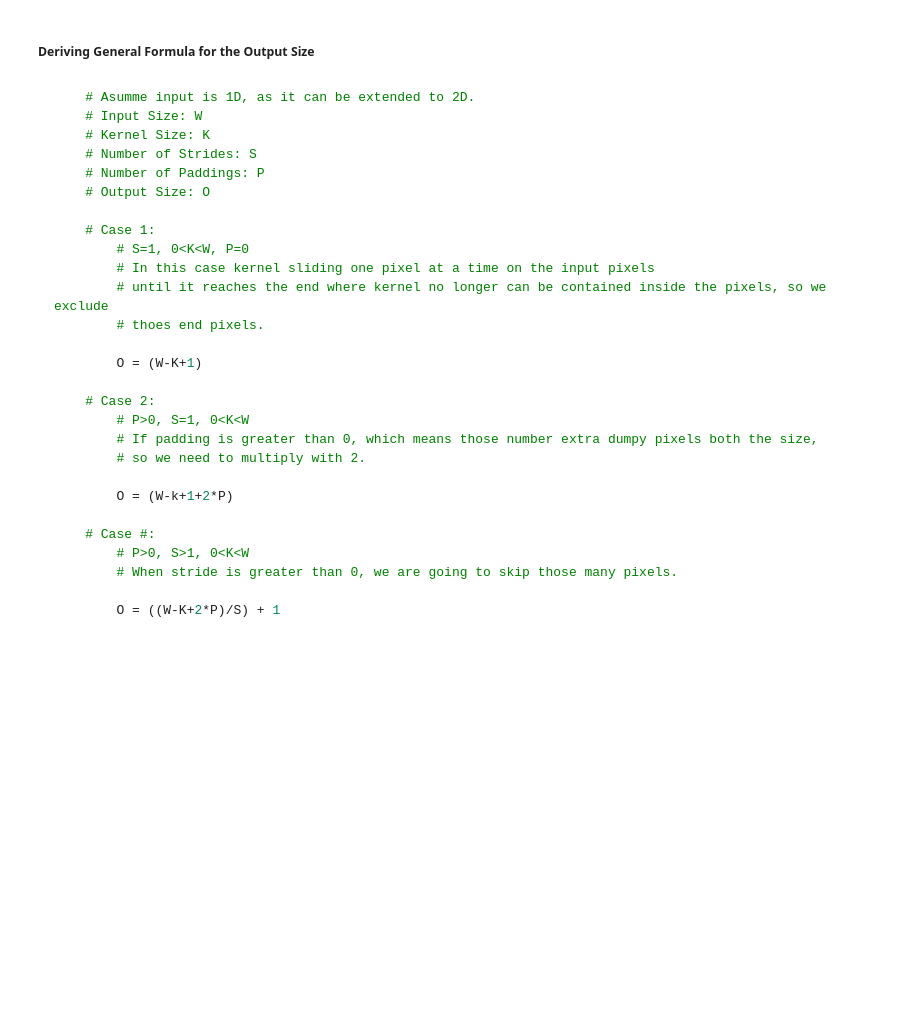
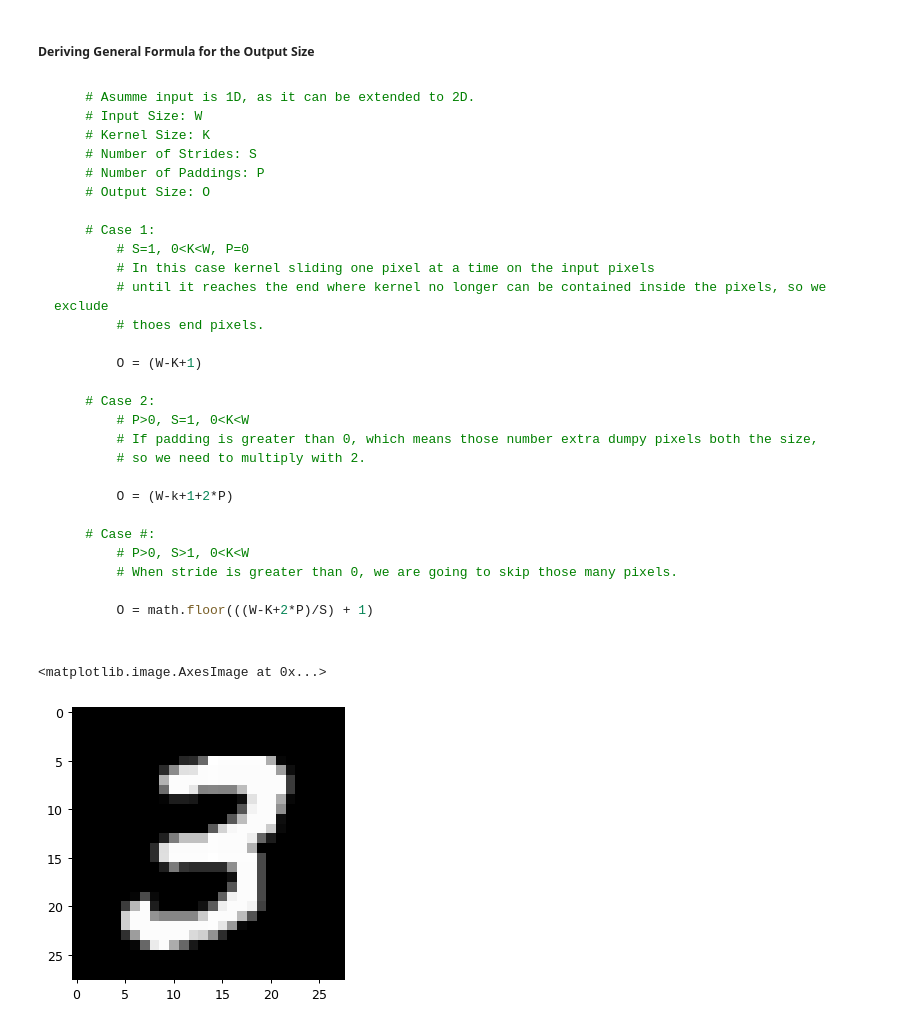
Before and after one commit to arun477/miniai, a Jupyter notebook: nbs/07_convolutions.ipynb, the cells around one changed output. Drawn from its saved outputs; the diff is of its cells as text; code cells hidden in the pictures; blank space fills up the shorter version.

````diff
--- a/nbs/07_convolutions.ipynb
+++ b/nbs/07_convolutions.ipynb
@@ -11,6 +11,9 @@ from miniai.training import *
 from miniai.datasets import *
 # %%
 import gzip,pickle,matplotlib.pyplot as plt,numpy as np
+import matplotlib as mpl
+import pandas as pd
+mpl.rcParams['image.cmap'] = 'gray'
 # %%
 with gzip.open('../data/mnist.pkl.gz', 'rb') as f: data = pickle.load(f, encoding='latin')
 ((x_train,y_train),(x_val,y_val),_) = data
@@ -78,7 +81,16 @@ with gzip.open('../data/mnist.pkl.gz', 'rb') as f: data = pickle.load(f, encodin
         # P>0, S>1, 0<K<W
         # When stride is greater than 0, we are going to skip those many pixels.
 
-        O = ((W-K+2*P)/S) + 1
-
+        O = math.floor(((W-K+2*P)/S) + 1)
 
 ```
+# %%
+x_imgs = x_train.view(-1, 28, 28)
+xv_imgs = x_val.view(-1, 28, 28)
+# %%
+im3 = x_imgs[7]
+mpl.rcParams['figure.dpi'] = 90
+plt.imshow(im3)
+# %% [output]
+<matplotlib.image.AxesImage at 0x...>
+[figure, added]
````
Also changed, not shown: parts of 32 cells of this notebook.
